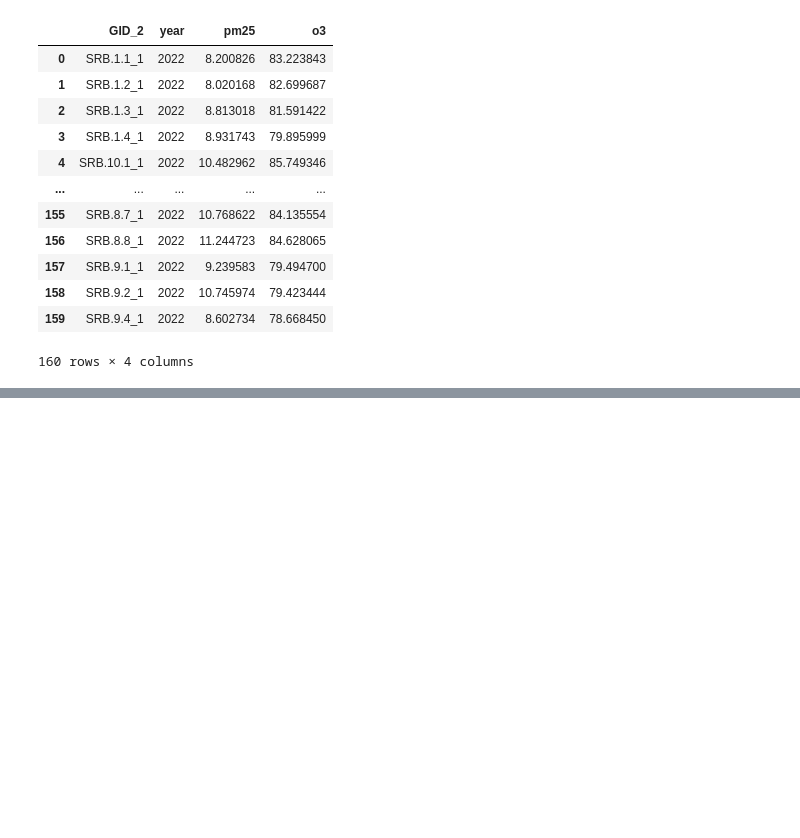
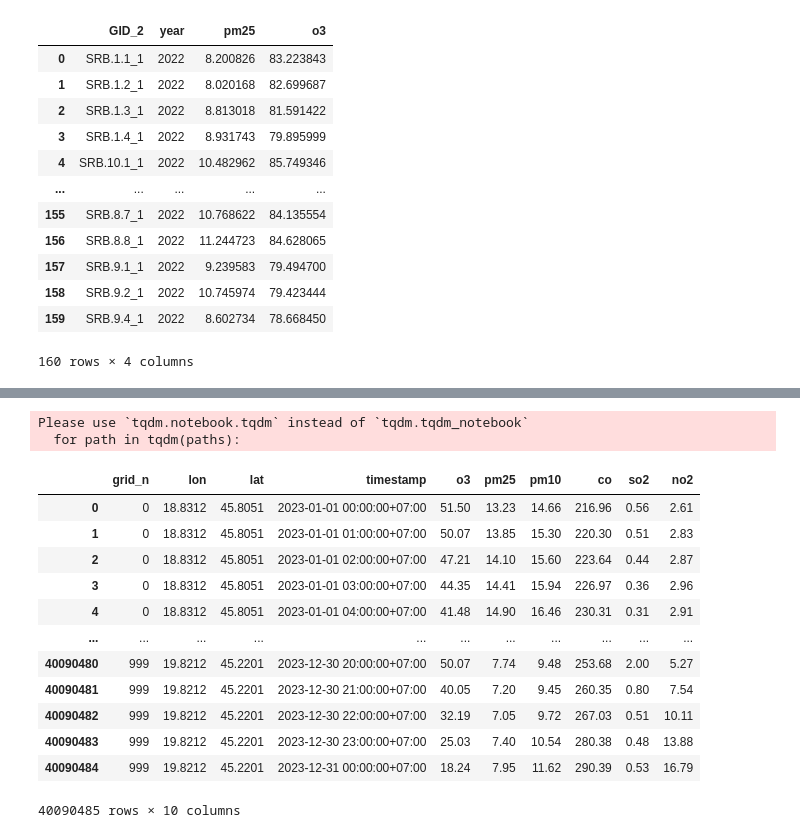
Before and after one commit to sonleh96/wb-gpbp-ldt, a Jupyter notebook: notebooks/extract_owm.ipynb, the cells around one changed output, grey strips where cells are left out. Drawn from its saved outputs; the diff is of its cells as text; code cells hidden in the pictures; blank space fills up the shorter version.

Commit message:
notebooks to create LDT indicators

```diff
--- a/notebooks/extract_owm.ipynb
+++ b/notebooks/extract_owm.ipynb
@@ -326,0 +504,58 @@ out_df.to_csv('D:\Work\WB\LDT\countries\SRB\datasets\SRB_air_pollution_2022_GID2
+# %%
+paths = glob.glob('D:\Work\WB\LDT\countries\SRB\\raw_data\\air_pollution\grids/*_2023.json')
+paths.sort()
+
+dfs = []
+
+for path in tqdm(paths):
+    # print(path)
+    with open(path) as f:
+        d = json.load(f)
+    i = path.rindex('\\')
+    j = path.rindex('_')
+
+    no2 = [x['components']['no2'] for x in d['list']]
+    so2 = [x['components']['so2'] for x in d['list']]
+    co = [x['components']['co'] for x in d['list']]
+    o3 = [x['components']['o3'] for x in d['list']]
+    pm10 = [x['components']['pm10'] for x in d['list']]
+    pm25 = [x['components']['pm2_5'] for x in d['list']]
+    dt = [x['dt'] for x in d['list']]
+
+    df = pd.DataFrame({'datetime_unix': dt,
+                    'o3': o3,
+                    'pm25': pm25,
+                    'pm10': pm10,
+                    'co': co,
+                    'so2': so2,
+                    'no2': no2})
+    df['lon'] = d['coord']['lon']
+    df['lat'] = d['coord']['lat']
+    df['grid_n'] = path[i+1:j]
+    dfs.append(df)
+
+full_df = pd.concat(dfs, axis=0).reset_index(drop=True)
+full_df['timestamp'] = pd.to_datetime(full_df['datetime_unix'],unit='s')
+full_df['timestamp'] = full_df['timestamp'].dt.tz_localize('UTC').dt.tz_convert('Asia/Ho_Chi_Minh')
+full_df = full_df.drop(['datetime_unix'], axis=1)
+full_df = full_df[['grid_n', 'lon', 'lat', 'timestamp',
+                   'o3', 'pm25', 'pm10', 'co', 'so2', 'no2']]
+full_df = full_df.sort_values(by=['grid_n', 'timestamp']).reset_index(drop=True)
+full_df['grid_n'] = full_df['grid_n'].astype(int)
+full_df
+# %% [output]
+Please use `tqdm.notebook.tqdm` instead of `tqdm.tqdm_notebook`
+  for path in tqdm(paths):
+|  | grid_n | lon | lat | timestamp | o3 | pm25 | pm10 | co | so2 | no2 |
+| 0 | 0 | 18.8312 | 45.8051 | 2023-01-01 00:00:00+07:00 | 51.50 | 13.23 | 14.66 | 216.96 | 0.56 | 2.61 |
+| 1 | 0 | 18.8312 | 45.8051 | 2023-01-01 01:00:00+07:00 | 50.07 | 13.85 | 15.30 | 220.30 | 0.51 | 2.83 |
+| 2 | 0 | 18.8312 | 45.8051 | 2023-01-01 02:00:00+07:00 | 47.21 | 14.10 | 15.60 | 223.64 | 0.44 | 2.87 |
+| 3 | 0 | 18.8312 | 45.8051 | 2023-01-01 03:00:00+07:00 | 44.35 | 14.41 | 15.94 | 226.97 | 0.36 | 2.96 |
+| 4 | 0 | 18.8312 | 45.8051 | 2023-01-01 04:00:00+07:00 | 41.48 | 14.90 | 16.46 | 230.31 | 0.31 | 2.91 |
+| ... | ... | ... | ... | ... | ... | ... | ... | ... | ... | ... |
+| 40090480 | 999 | 19.8212 | 45.2201 | 2023-12-30 20:00:00+07:00 | 50.07 | 7.74 | 9.48 | 253.68 | 2.00 | 5.27 |
+| 40090481 | 999 | 19.8212 | 45.2201 | 2023-12-30 21:00:00+07:00 | 40.05 | 7.20 | 9.45 | 260.35 | 0.80 | 7.54 |
+| 40090482 | 999 | 19.8212 | 45.2201 | 2023-12-30 22:00:00+07:00 | 32.19 | 7.05 | 9.72 | 267.03 | 0.51 | 10.11 |
+| 40090483 | 999 | 19.8212 | 45.2201 | 2023-12-30 23:00:00+07:00 | 25.03 | 7.40 | 10.54 | 280.38 | 0.48 | 13.88 |
+| 40090484 | 999 | 19.8212 | 45.2201 | 2023-12-31 00:00:00+07:00 | 18.24 | 7.95 | 11.62 | 290.39 | 0.53 | 16.79 |
+40090485 rows × 10 columns
```
Also changed, not shown: parts of 23 cells of this notebook, 7 other files.
